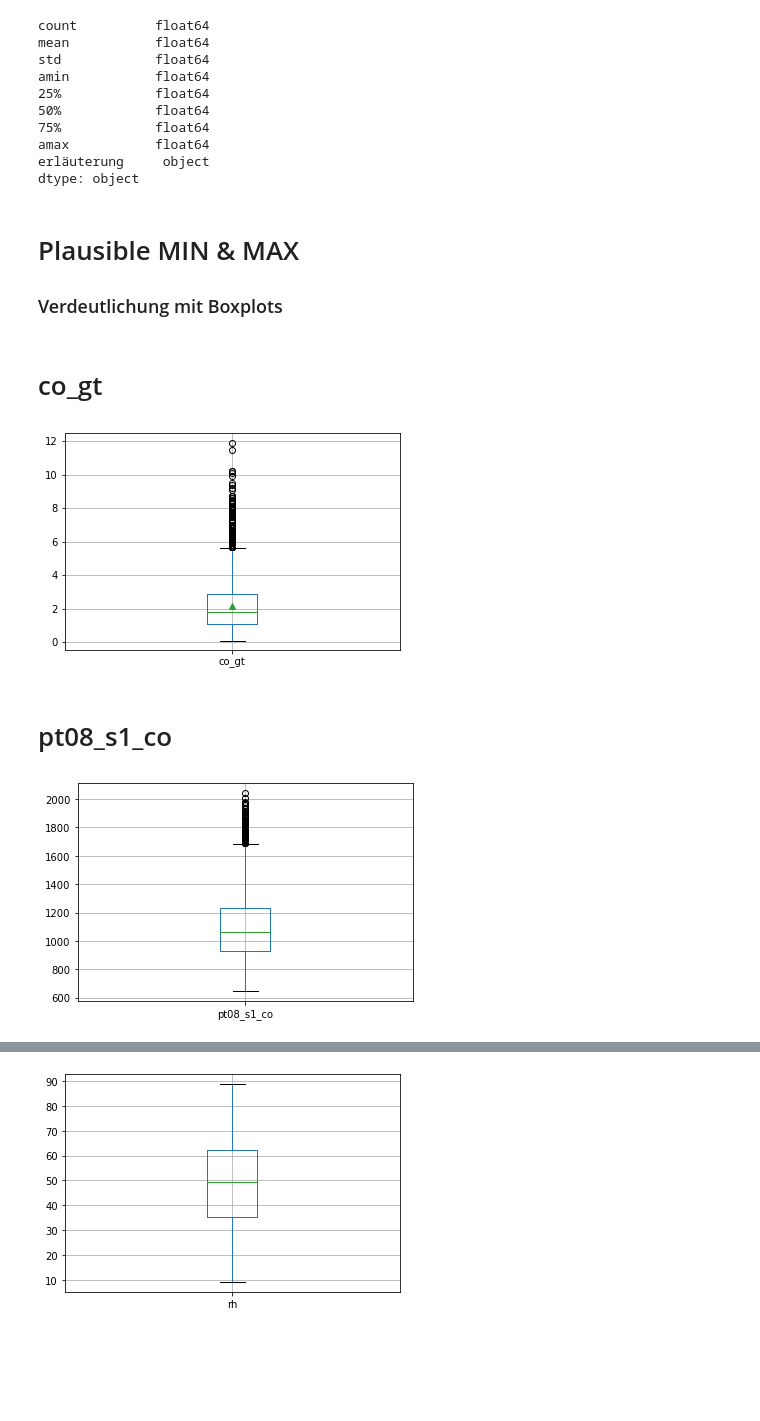
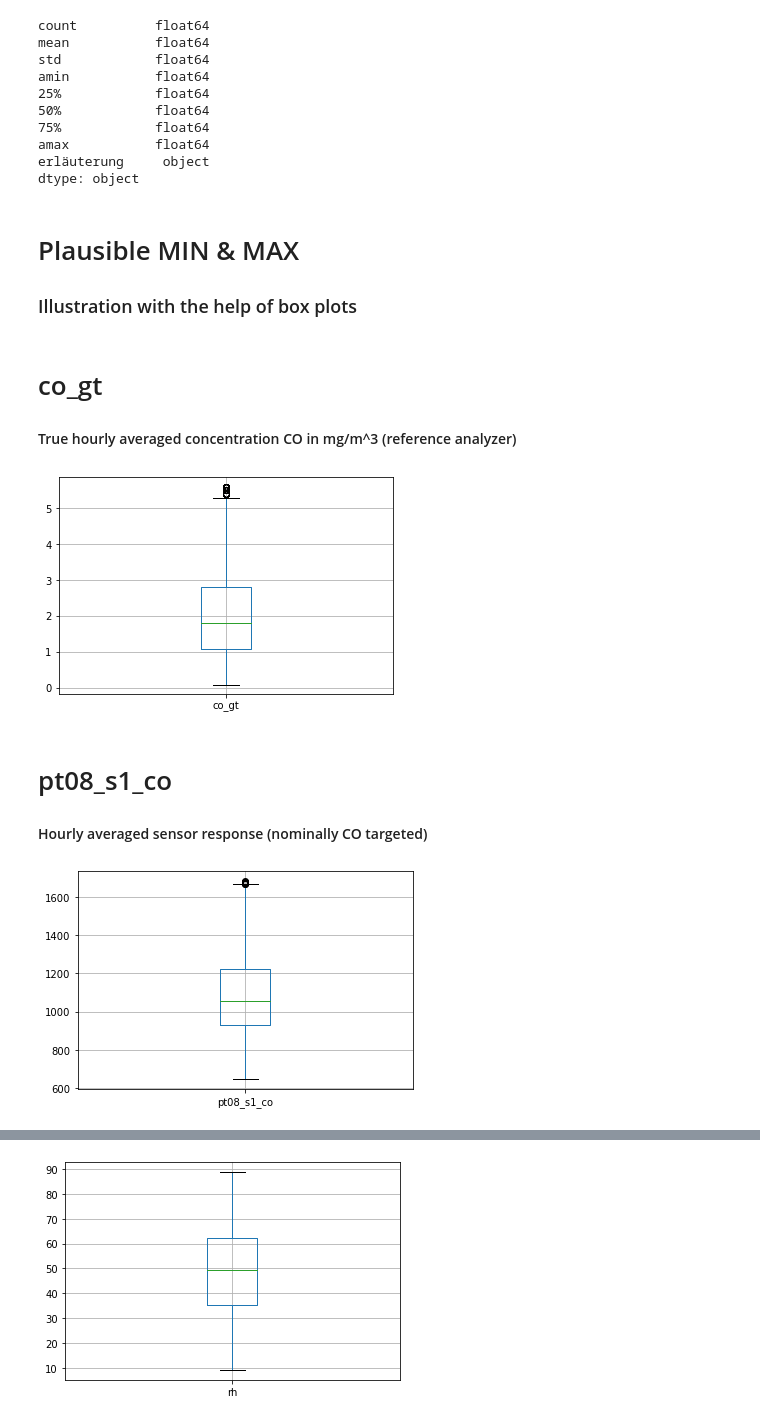
Before and after one commit to SimonB97/Air-regression, a Jupyter notebook: src/03_Sprint4_FINAL/02_Create_FeatureList_CSV.ipynb, the cells around one changed output, grey strips where cells are left out. Drawn from its saved outputs; the diff is of its cells as text; code cells hidden in the pictures; blank space fills up the shorter version.

```diff
--- a/src/03_Sprint4_FINAL/02_Create_FeatureList_CSV.ipynb
+++ b/src/03_Sprint4_FINAL/02_Create_FeatureList_CSV.ipynb
@@ -71,0 +9,2 @@ nan_df
+# %%
+df = pd.read_csv(org.path("01_AirQuality_processed.csv"), sep=';')
@@ -110,0 +66,3 @@ nan_df.fillna(nan_df.median(numeric_only=True)).describe()
+# %%
+df = df[df != -200]
+df
@@ -111,8 +83,3 @@ nan_df.fillna(nan_df.median(numeric_only=True)).describe()
 # %%
 # copy of 'nan_df', named 'try_df'
-try_df = nan_df.copy()
+try_df = df.copy()
-# %%
-# creation of columns 'hour' and 'month'
-try_df['month']= try_df['date'].apply(lambda x: x.month)
-try_df['hour']= try_df['date'].apply(lambda x: x.hour)
-try_df.head(3)
@@ -228,26 +195,30 @@ FeatureListe = erweitertF.rename_axis('names')
 # %% [markdown]
 # Plausible MIN & MAX
-### Verdeutlichung mit Boxplots
+### Illustration with the help of box plots
 # %%
 import matplotlib.pyplot as plt
 %matplotlib inline
 # %% [markdown]
 # co_gt
+#### True hourly averaged concentration CO in mg/m^3 (reference analyzer)
 # %%
-filt_df = try_df.boxplot(column=['co_gt'], showmeans=True)
+# plot the feature
+filt_df = try_df.boxplot(column=['co_gt'])
 filt_df.plot()
 
 plt.show()
 # %% [output]
-[figure, old version]
+[figure, new version]
 # %% [markdown]
 # pt08_s1_co
+#### Hourly averaged sensor response (nominally CO targeted)
 # %%
+# plot the feature
 pt08s1_co = try_df.boxplot(column=['pt08_s1_co'])
 pt08s1_co.plot()
 
 plt.show()
 # %% [output]
-[figure, old version]
+[figure, new version]
 # %% [markdown]
 # nmhc_gt
```
Also changed, not shown: parts of 68 cells of this notebook.
